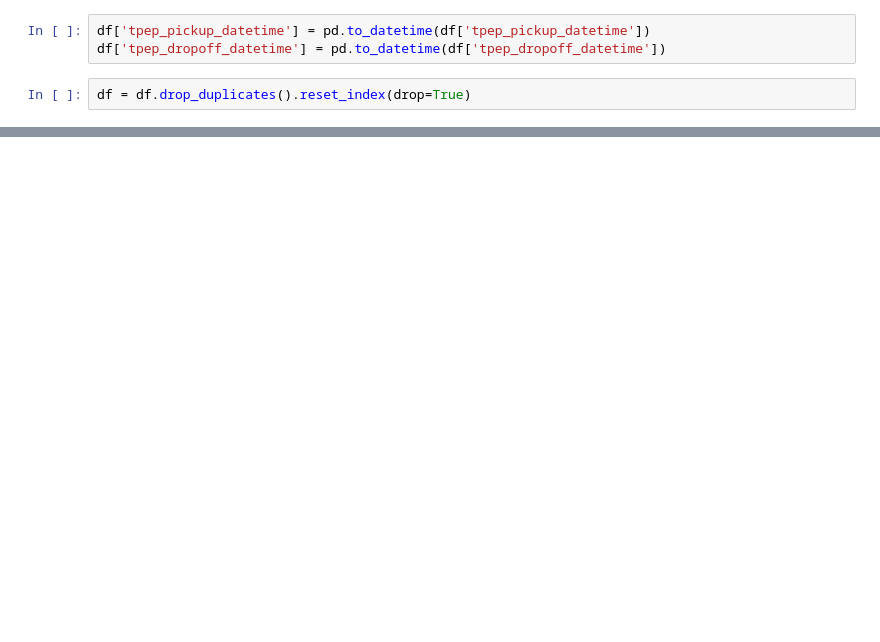
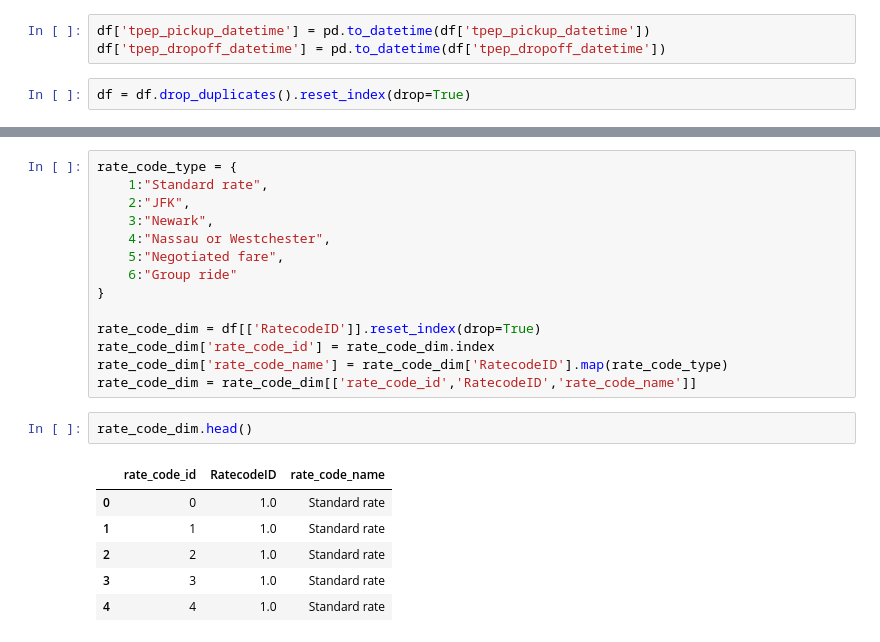
Before and after one commit to BertrandConxy/Uber-data-analytics, a Jupyter notebook: data_transformation_notebook.ipynb, the cells around one changed output, grey strips where cells are left out. Cells and saved outputs as stored; diff of their text form; blank space fills up the shorter version.

```diff
--- a/data_transformation_notebook.ipynb
+++ b/data_transformation_notebook.ipynb
@@ -49,0 +90,23 @@ df.head()
+# %%
+rate_code_type = {
+    1:"Standard rate",
+    2:"JFK",
+    3:"Newark",
+    4:"Nassau or Westchester",
+    5:"Negotiated fare",
+    6:"Group ride"
+}
+
+rate_code_dim = df[['RatecodeID']].reset_index(drop=True)
+rate_code_dim['rate_code_id'] = rate_code_dim.index
+rate_code_dim['rate_code_name'] = rate_code_dim['RatecodeID'].map(rate_code_type)
+rate_code_dim = rate_code_dim[['rate_code_id','RatecodeID','rate_code_name']]
+# %%
+rate_code_dim.head()
+# %% [output]
+|  | rate_code_id | RatecodeID | rate_code_name |
+| 0 | 0 | 1.0 | Standard rate |
+| 1 | 1 | 1.0 | Standard rate |
+| 2 | 2 | 1.0 | Standard rate |
+| 3 | 3 | 1.0 | Standard rate |
+| 4 | 4 | 1.0 | Standard rate |
```
Also changed, not shown: parts of 13 cells of this notebook.
